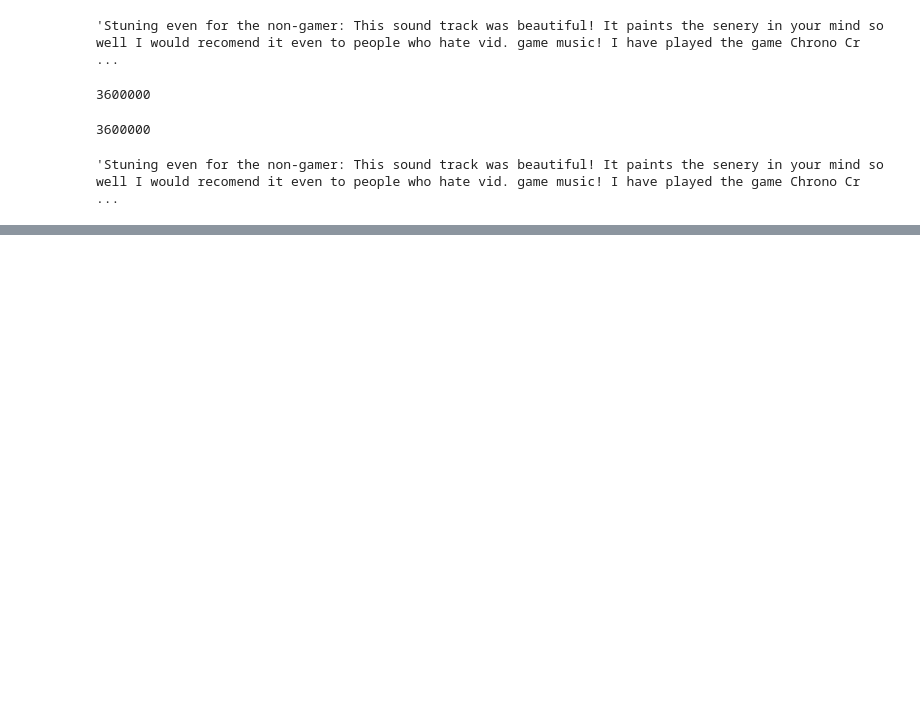
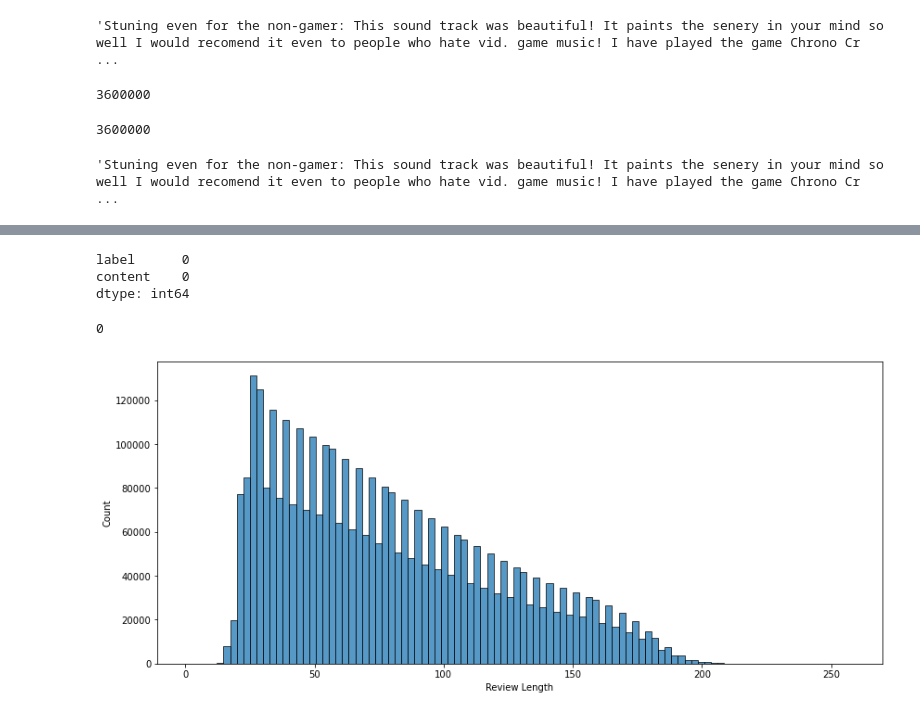
Before and after one commit to Amaki1/Amazon-Reviews, a Jupyter notebook: AmazonReviews.ipynb, the cells around one changed output, grey strips where cells are left out. Drawn from its saved outputs; the diff is of its cells as text; code cells hidden in the pictures; blank space fills up the shorter version.

```diff
--- a/AmazonReviews.ipynb
+++ b/AmazonReviews.ipynb
@@ -72,0 +76,21 @@ data.sample(5)
+# %%
+data.isna().sum()
+# %% [output]
+label      0
+content    0
+dtype: int64
+# %%
+data.duplicated().sum()
+# %% [output]
+0
+# %%
+#words per review
+plt.figure(figsize = (14,6))
+WordsPerReview = data['content'].apply(lambda x: len(x.split(' ')))
+
+sns.histplot(WordsPerReview,bins = 100)
+
+plt.xlabel('Review Length')
+plt.show()
+# %% [output]
+[figure, added]
```
Also changed, not shown: parts of 19 cells of this notebook.
